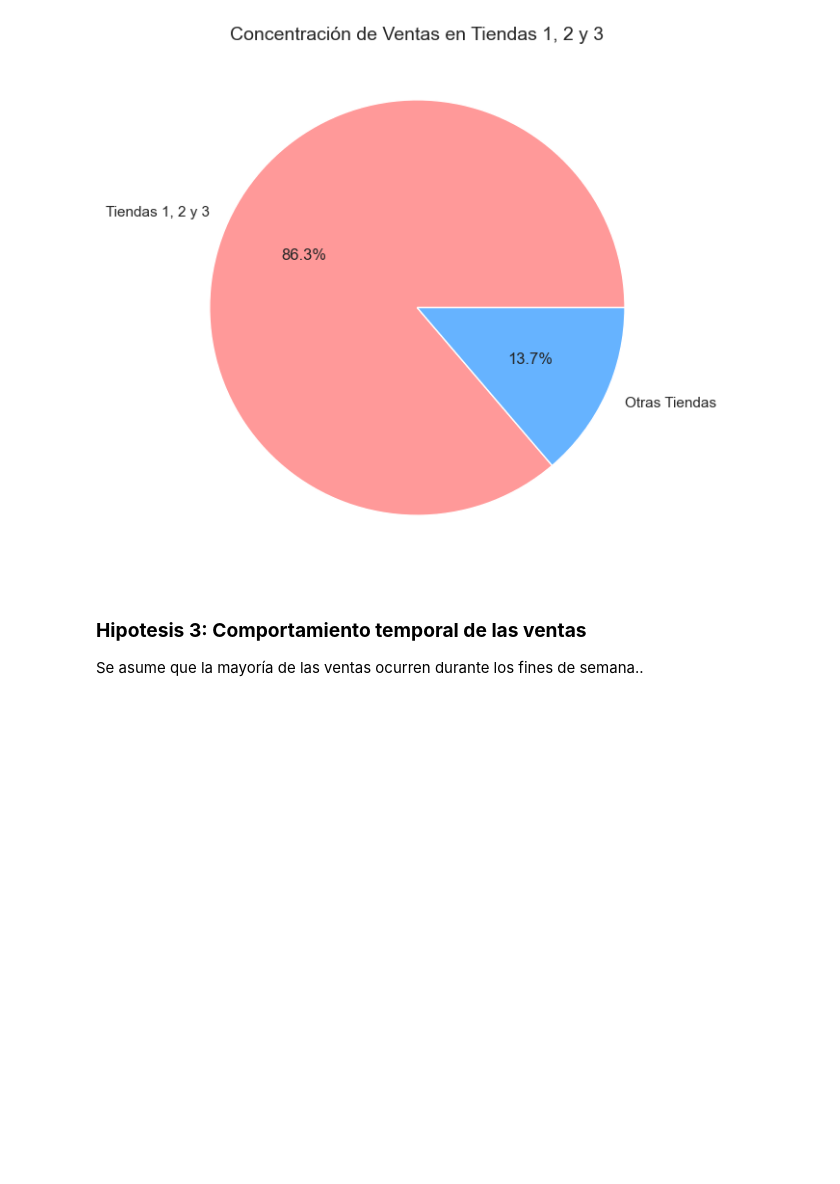
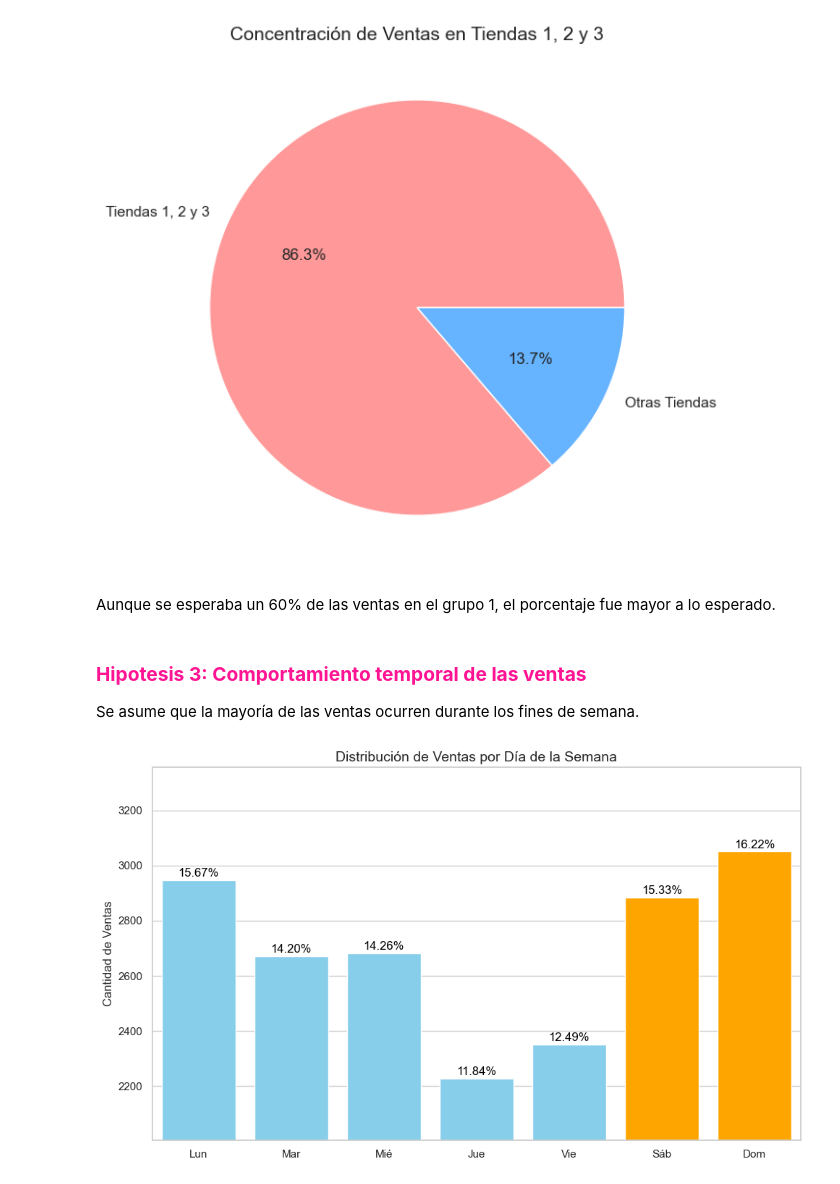
Before and after one commit to gustsirt/dataScience, a Jupyter notebook: Avance 1.ipynb, the cells around one changed output. Cells and saved outputs as stored; diff of their text form; code cells hidden in the pictures; blank space fills up the shorter version.

```diff
--- a/Avance 1.ipynb
+++ b/Avance 1.ipynb
@@ -413,7 +386,7 @@ Segun el conteo de horas, se observa un pico de operaciones hacia el medio dia y
 # %%
 # Análisis por día (dia 0 = Lunes)
-conteo_dia = pedidos['Dia_de_la_Semana'].value_counts().sort_index()
-conteo_dia
+conteo_dias = pedidos['Dia_de_la_Semana'].value_counts().sort_index()
+conteo_dias
 # %% [output]
 Dia_de_la_Semana
 0    2948
@@ -566,7 +570,45 @@ plt.title('Concentración de Ventas en Tiendas 1, 2 y 3', fontsize=14)
 plt.show()
 # %% [output]
 [figure]
+# %% [markdown]
+Aunque se esperaba un 60% de las ventas en el grupo 1, el porcentaje fue mayor a lo esperado.
 # %% [markdown]
-
-### **Hipotesis 3: Comportamiento temporal de las ventas**
-Se asume que la mayoría de las ventas ocurren durante los fines de semana..
+### <h3 style="color:#FF1493; font-weight:bold;">Hipotesis 3: Comportamiento temporal de las ventas</h3>
+Se asume que la mayoría de las ventas ocurren durante los fines de semana.
+# %%
+# Reutilizamos la variable "conteo_dias" de Pedidos que están ordenados por día -- 0 = lunes
+
+# Crear lienzo y Gráfico
+plt.figure(figsize=(10, 6))
+bars = sns.barplot(x=conteo_dias.index, y=conteo_dias.values)
+
+# Colorear
+for i in range(5):
+    bars.patches[i].set_facecolor('skyblue')
+for i in range(5, 7):  # 5: sábado, 6: domingo
+    bars.patches[i].set_facecolor('orange')  # Color naranja para el fin de semana
+
+# Calcular el porcentaje para cada barra
+for i, bar in enumerate(bars.patches):
+    # Calcular el porcentaje para cada barra
+    porcentaje = (conteo_dias.values[i] / cantVentas) * 100
+
+    # Colocar el texto de porcentaje justo encima de cada barra
+    bars.text(
+    bar.get_x() + bar.get_width() / 2,  # Posición en X
+    bar.get_height() + 5,               # Posición en Y (ligeramente encima de la barra)
+    f'{porcentaje:.2f}%',               # Texto con formato de porcentaje
+    ha='center', va='bottom',           # Alineación del texto
+    fontsize=12, color='black'          # Tamaño y color del texto
+    )
+
+# Estética
+plt.title('Distribución de Ventas por Día de la Semana', fontsize=14)
+plt.xlabel('')
+plt.ylabel('Cantidad de Ventas', fontsize=12)
+plt.ylim(conteo_dias.values.min() * 0.9, conteo_dias.values.max() * 1.1) # Establecer el rango del eje y
+plt.xticks(ticks=[0, 1, 2, 3, 4, 5, 6], labels=['Lun', 'Mar', 'Mié', 'Jue', 'Vie', 'Sáb', 'Dom'])
+plt.tight_layout()
+plt.show()
+# %% [output]
+[figure, added]
```
Also changed, not shown: parts of 32 cells of this notebook.
